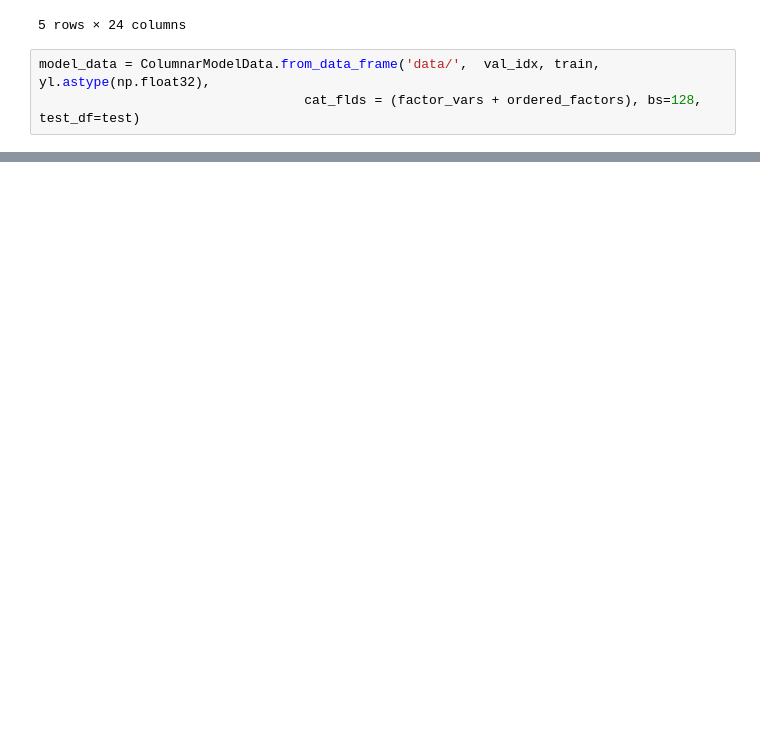
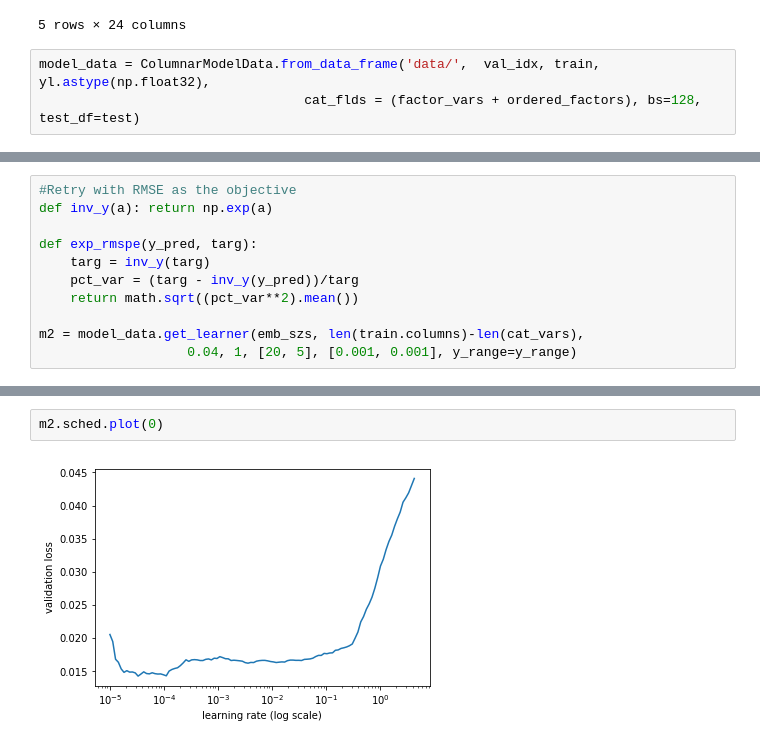
Before and after one commit to sam-harvey/kaggle-avocado-prices, a Jupyter notebook: Avocado pricing.ipynb, the cells around one changed output, grey strips where cells are left out. Drawn from its saved outputs; the diff is of its cells as text; blank space fills up the shorter version.

```diff
--- a/Avocado pricing.ipynb
+++ b/Avocado pricing.ipynb
@@ -156,0 +250,11 @@ RuntimeError: cuda runtime error (59) : device-side assert triggered at /opt/con
+# %%
+#Retry with RMSE as the objective
+def inv_y(a): return np.exp(a)
+
+def exp_rmspe(y_pred, targ):
+    targ = inv_y(targ)
+    pct_var = (targ - inv_y(y_pred))/targ
+    return math.sqrt((pct_var**2).mean())
+
+m2 = model_data.get_learner(emb_szs, len(train.columns)-len(cat_vars),
+                   0.04, 1, [20, 5], [0.001, 0.001], y_range=y_range)
@@ -156,0 +267,4 @@ RuntimeError: cuda runtime error (59) : device-side assert triggered at /opt/con
+# %%
+m2.sched.plot(0)
+# %% [output]
+[figure, added]
```
Also changed, not shown: parts of 25 cells of this notebook.
